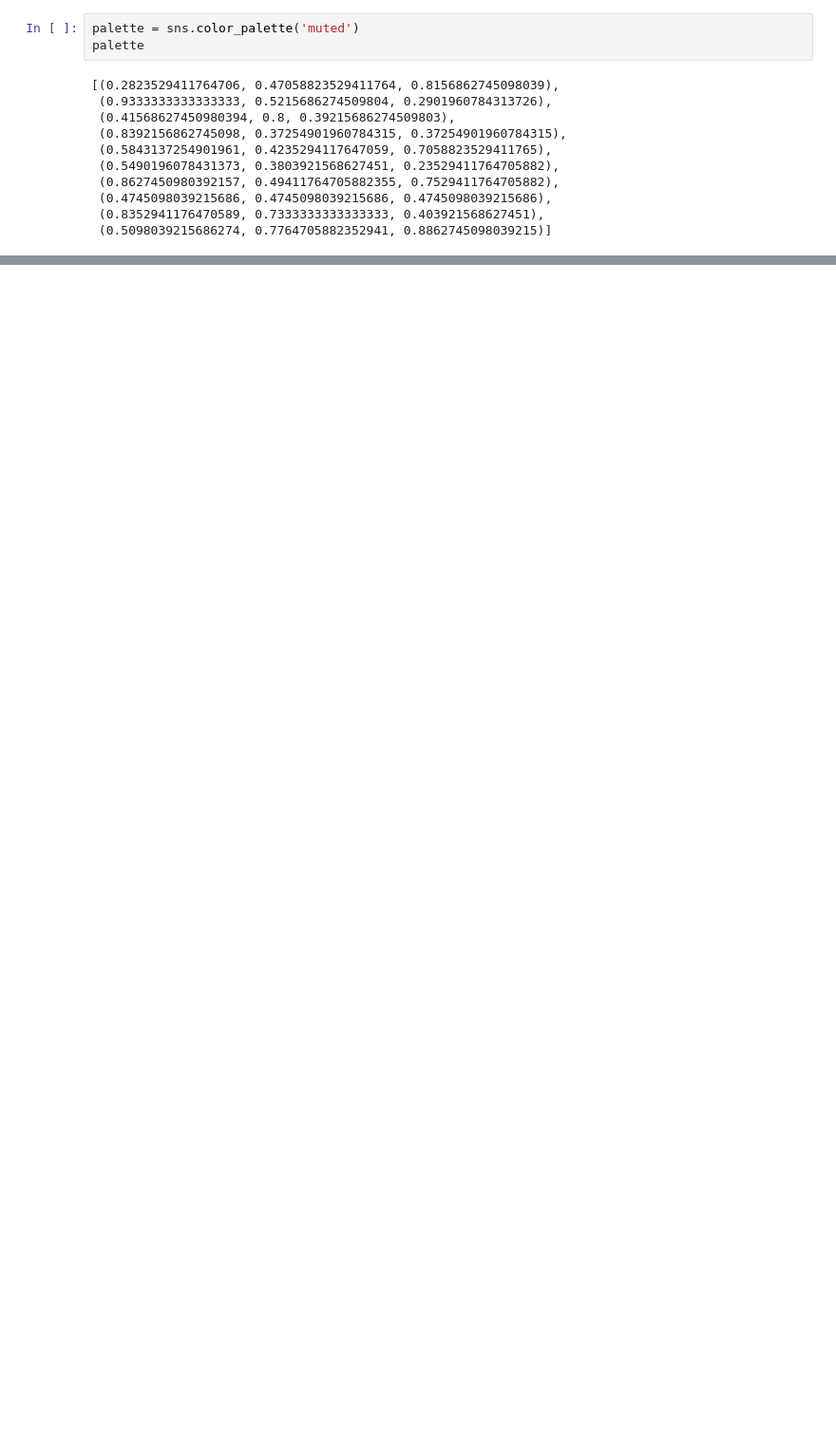
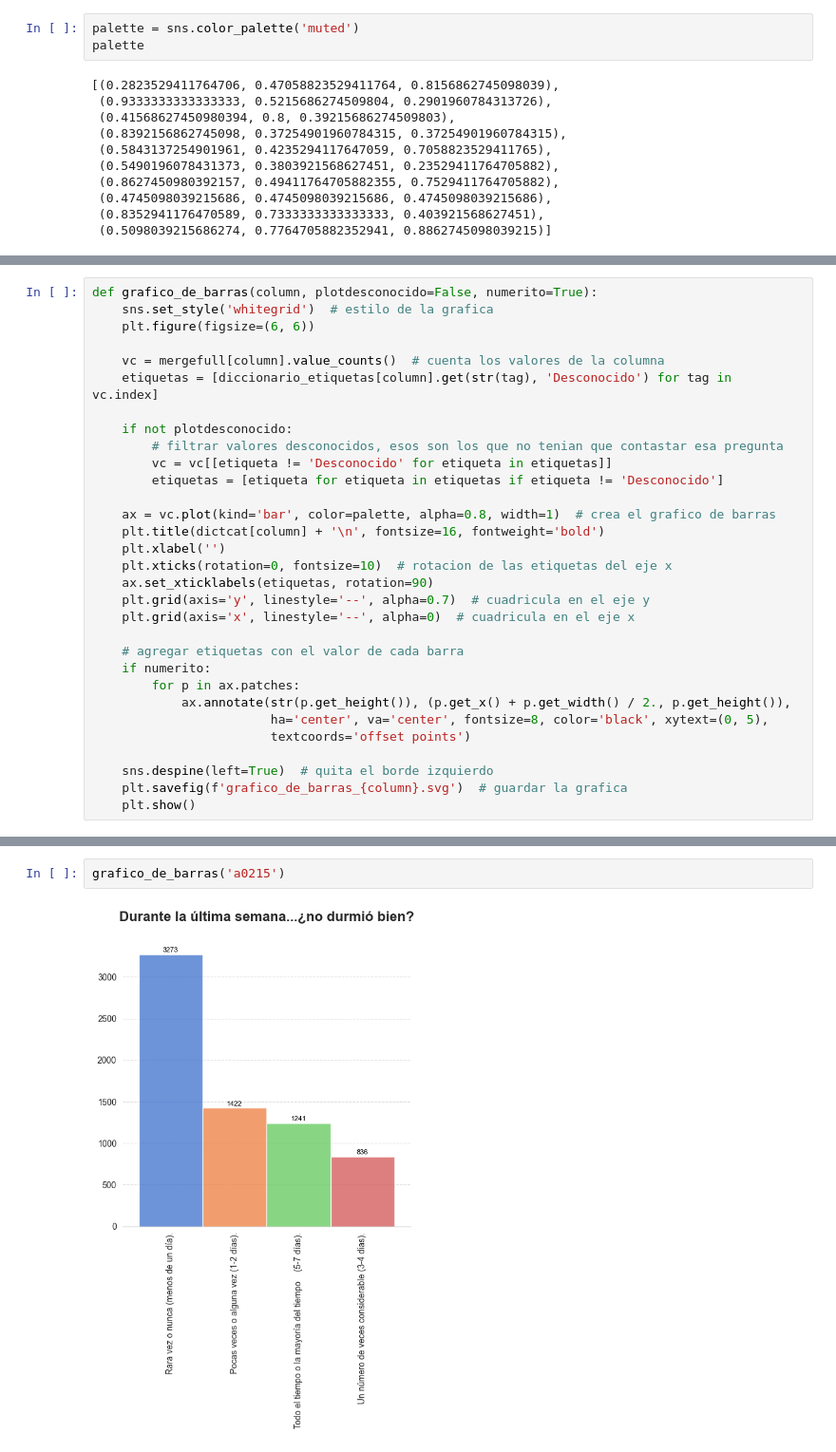
Before and after one commit to heritaco/Data-Mining, a Jupyter notebook: 04-Ensanut/Lab3_Arroyo_Espino_V1.ipynb, the cells around one changed output, grey strips where cells are left out. Shown at 95% size. Drawn from its saved outputs; the diff is of its cells as text; blank space fills up the shorter version.

```diff
--- a/04-Ensanut/Lab3_Arroyo_Espino_V1.ipynb
+++ b/04-Ensanut/Lab3_Arroyo_Espino_V1.ipynb
@@ -351,0 +362,31 @@ def box_plot(column):
+# %%
+def grafico_de_barras(column, plotdesconocido=False, numerito=True):
+    sns.set_style('whitegrid')  # estilo de la grafica
+    plt.figure(figsize=(6, 6))
+
+    vc = mergefull[column].value_counts()  # cuenta los valores de la columna
+    etiquetas = [diccionario_etiquetas[column].get(str(tag), 'Desconocido') for tag in vc.index]
+
+    if not plotdesconocido:
+        # filtrar valores desconocidos, esos son los que no tenian que contastar esa pregunta
+        vc = vc[[etiqueta != 'Desconocido' for etiqueta in etiquetas]]
+        etiquetas = [etiqueta for etiqueta in etiquetas if etiqueta != 'Desconocido']
+
+    ax = vc.plot(kind='bar', color=palette, alpha=0.8, width=1)  # crea el grafico de barras
+    plt.title(dictcat[column] + '\n', fontsize=16, fontweight='bold')
+    plt.xlabel('')
+    plt.xticks(rotation=0, fontsize=10)  # rotacion de las etiquetas del eje x
+    ax.set_xticklabels(etiquetas, rotation=90)
+    plt.grid(axis='y', linestyle='--', alpha=0.7)  # cuadricula en el eje y
+    plt.grid(axis='x', linestyle='--', alpha=0)  # cuadricula en el eje x
+
+    # agregar etiquetas con el valor de cada barra
+    if numerito:
+        for p in ax.patches:
+            ax.annotate(str(p.get_height()), (p.get_x() + p.get_width() / 2., p.get_height()),
+                        ha='center', va='center', fontsize=8, color='black', xytext=(0, 5),
+                        textcoords='offset points')
+
+    sns.despine(left=True)  # quita el borde izquierdo
+    plt.savefig(f'grafico_de_barras_{column}.svg')  # guardar la grafica
+    plt.show()
@@ -447,0 +466,4 @@ barrascat('h0101')
+# %%
+grafico_de_barras('a0215')
+# %% [output]
+[figure, added]
```
Also changed, not shown: parts of 28 cells of this notebook, 25 other files.
